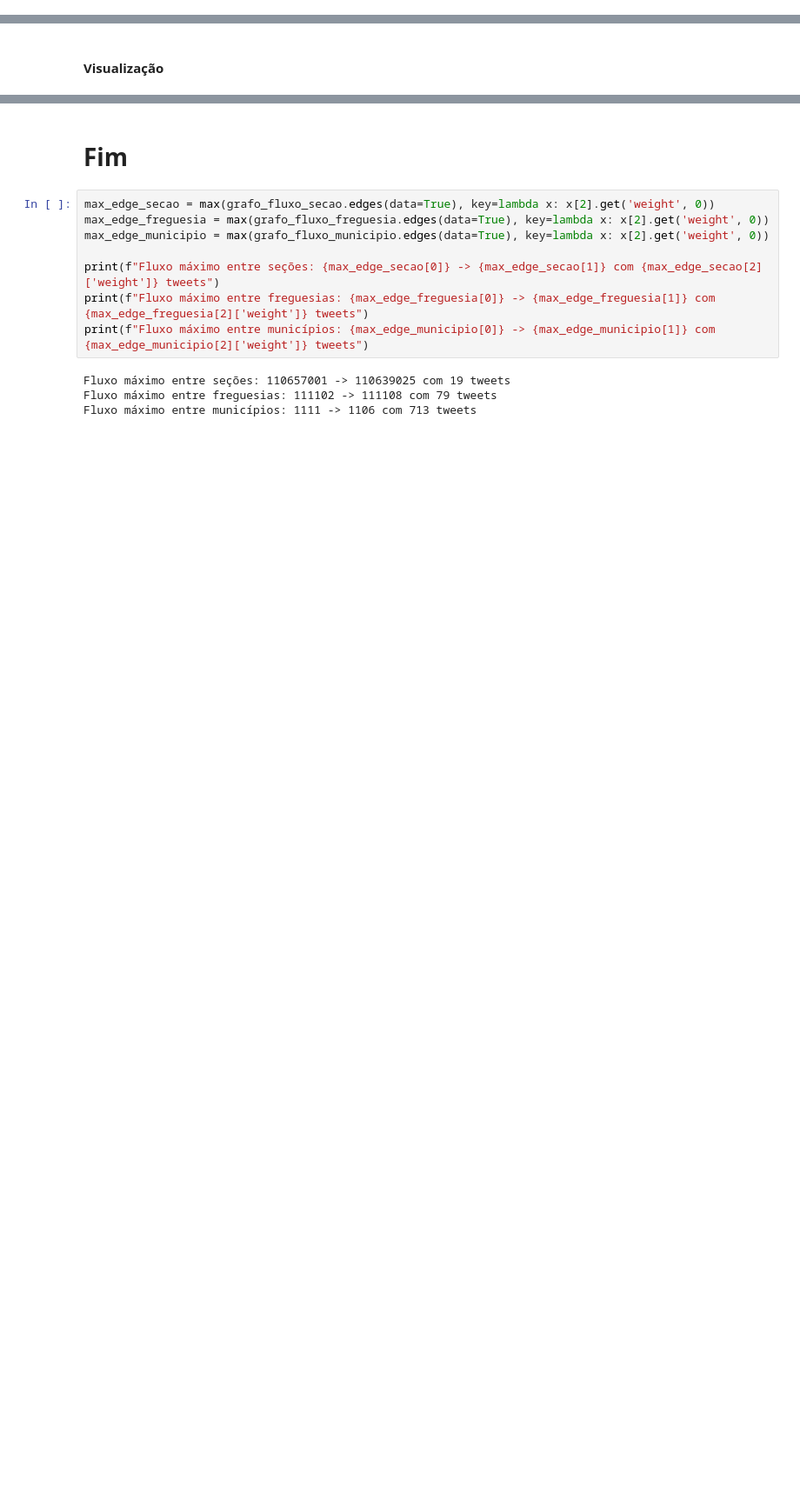
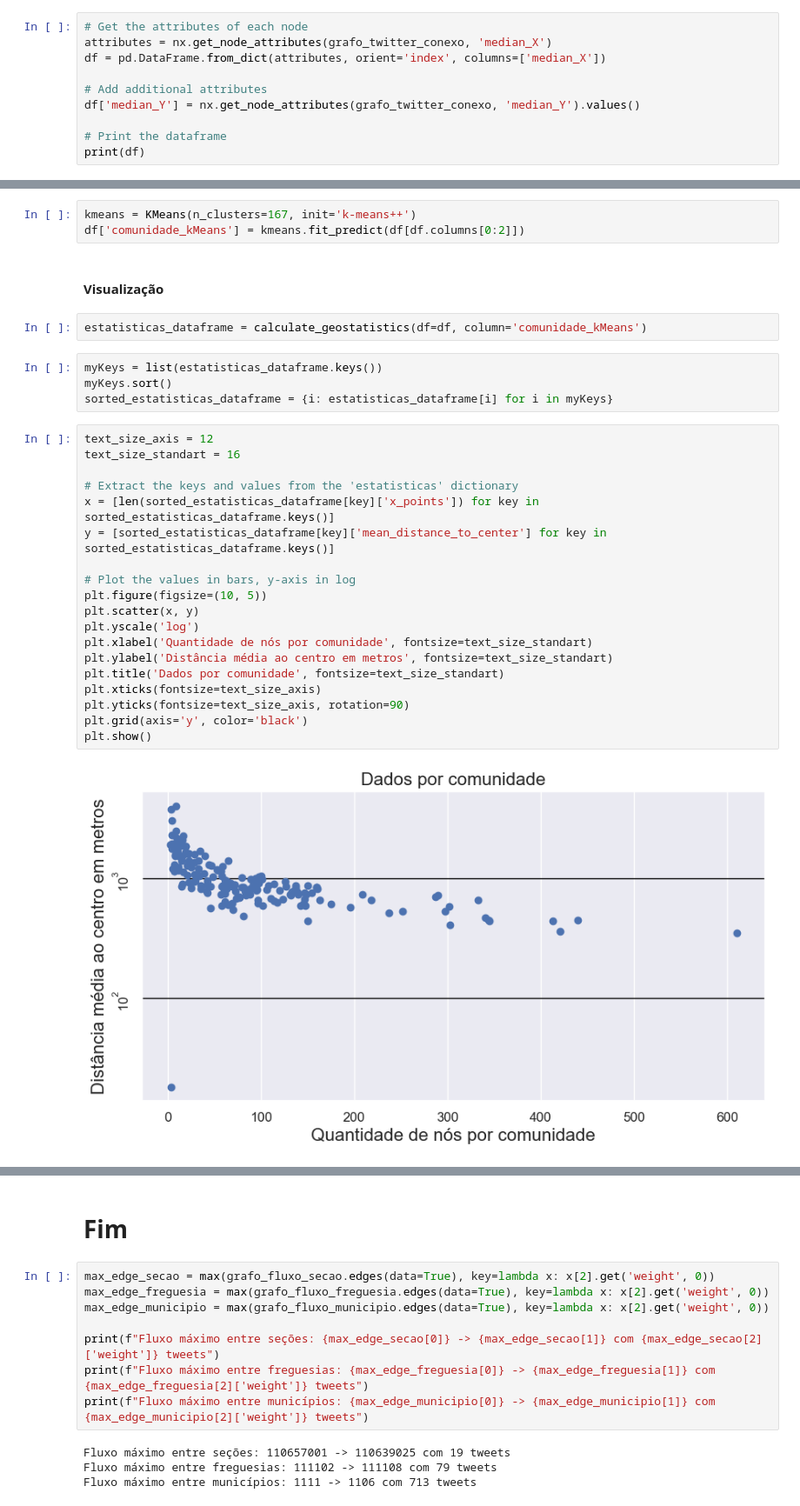
Before and after one commit to lealeric/Codigo_TCC, a Jupyter notebook: TCC_ERIC.ipynb, the cells around one changed output, grey strips where cells are left out. Shown at 87% size. Drawn from its saved outputs; the diff is of its cells as text; blank space fills up the shorter version.

```diff
--- a/TCC_ERIC.ipynb
+++ b/TCC_ERIC.ipynb
@@ -1156,3 +1233,13 @@ plt.show()
 ### Metodologia K-Means
 # %% [markdown]
 #### Geração
+# %%
+# Get the attributes of each node
+attributes = nx.get_node_attributes(grafo_twitter_conexo, 'median_X')
+df = pd.DataFrame.from_dict(attributes, orient='index', columns=['median_X'])
+
+# Add additional attributes
+df['median_Y'] = nx.get_node_attributes(grafo_twitter_conexo, 'median_Y').values()
+
+# Print the dataframe
+print(df)
@@ -1159,2 +1261,32 @@ plt.show()
+# %%
+kmeans = KMeans(n_clusters=167, init='k-means++')
+df['comunidade_kMeans'] = kmeans.fit_predict(df[df.columns[0:2]])
 # %% [markdown]
 #### Visualização
+# %%
+estatisticas_dataframe = calculate_geostatistics(df=df, column='comunidade_kMeans')
+# %%
+myKeys = list(estatisticas_dataframe.keys())
+myKeys.sort()
+sorted_estatisticas_dataframe = {i: estatisticas_dataframe[i] for i in myKeys}
+# %%
+text_size_axis = 12
+text_size_standart = 16
+
+# Extract the keys and values from the 'estatisticas' dictionary
+x = [len(sorted_estatisticas_dataframe[key]['x_points']) for key in sorted_estatisticas_dataframe.keys()]
+y = [sorted_estatisticas_dataframe[key]['mean_distance_to_center'] for key in sorted_estatisticas_dataframe.keys()]
+
+# Plot the values in bars, y-axis in log
+plt.figure(figsize=(10, 5))
+plt.scatter(x, y)
+plt.yscale('log')
+plt.xlabel('Quantidade de nós por comunidade', fontsize=text_size_standart)
+plt.ylabel('Distância média ao centro em metros', fontsize=text_size_standart)
+plt.title('Dados por comunidade', fontsize=text_size_standart)
+plt.xticks(fontsize=text_size_axis)
+plt.yticks(fontsize=text_size_axis, rotation=90)
+plt.grid(axis='y', color='black')
+plt.show()
+# %% [output]
+[figure, added]
```
Also changed, not shown: parts of 24 cells of this notebook, 3 other files.
